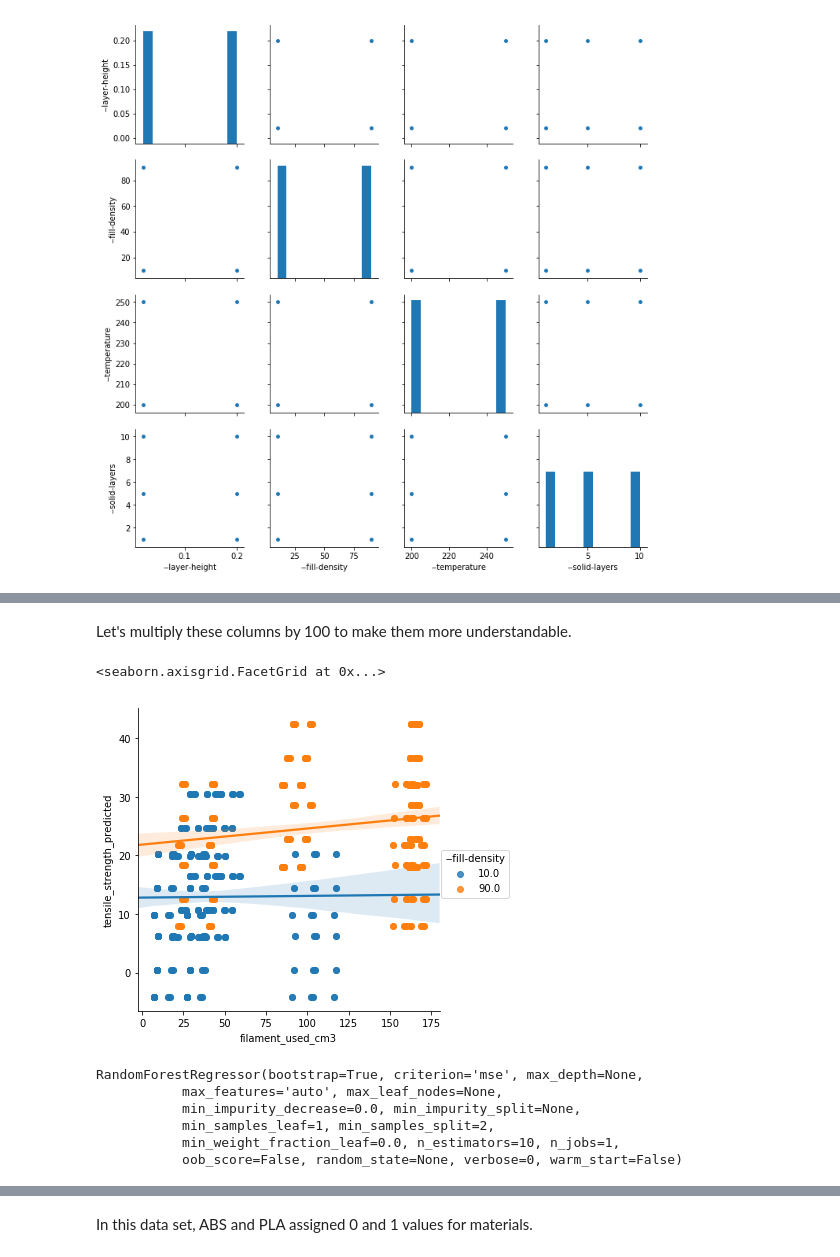
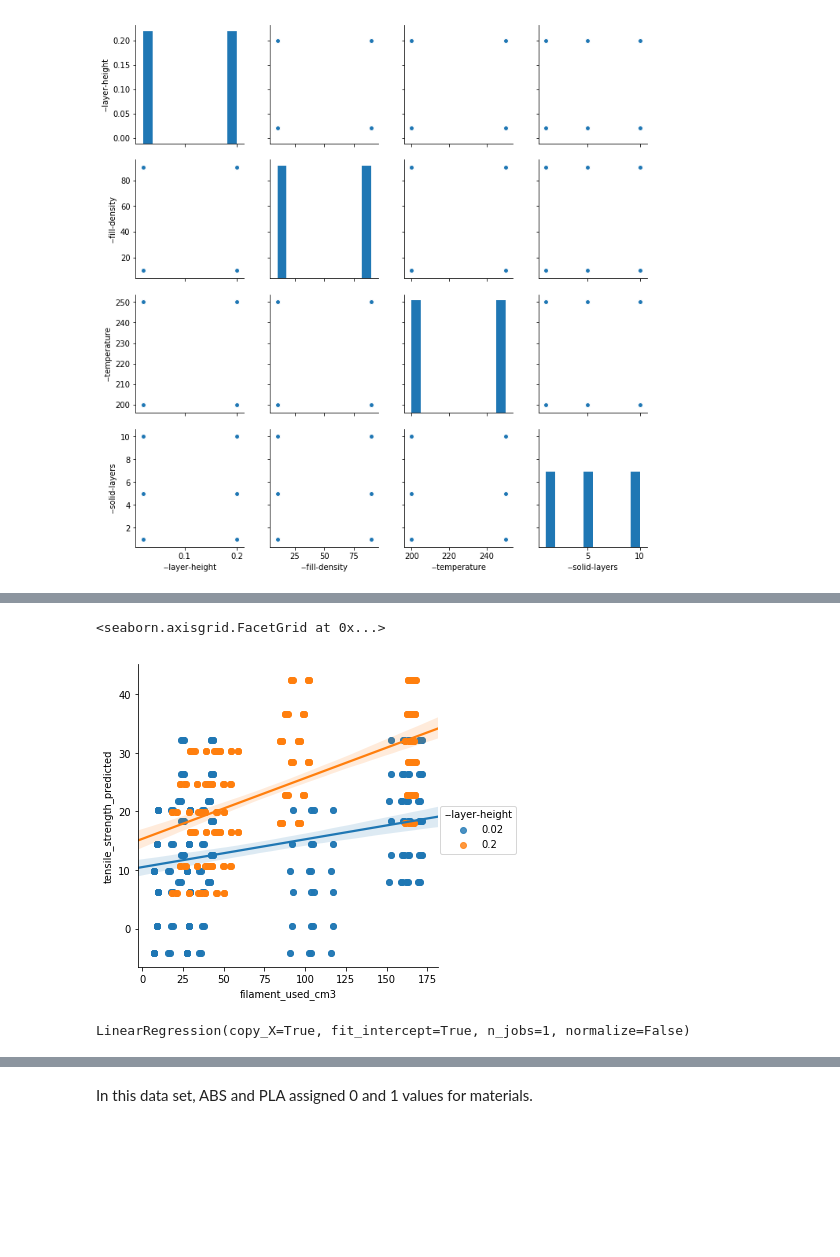
Before and after one commit to wilsonify/Opti3D, a Jupyter notebook: 3dprinter.ipynb, the cells around one changed output, grey strips where cells are left out. Saved outputs shown, nothing was run; the diff lists cells and outputs as text; code cells hidden in the pictures; blank space fills up the shorter version.

Commit message:
split strength and filament models or regressor

```diff
--- a/3dprinter.ipynb
+++ b/3dprinter.ipynb
@@ -64,11 +64,11 @@ x_nonnumeric=x.select_dtypes(exclude=np.number)
 # %%
 #x = pd.get_dummies(x_nonnumeric).join(x_numeric)
 # %%
-regressor_rf = RandomForestRegressor()
-regressor_rf.fit(x,y.values.reshape(-1))
+strength_regressor_rf = RandomForestRegressor()
+strength_regressor_rf.fit(x,y.values.reshape(-1))
 
-regressor_linear = LinearRegression()
-regressor_linear.fit(x,y.values.reshape(-1))
+strength_regressor_linear = LinearRegression()
+strength_regressor_linear.fit(x,y.values.reshape(-1))
 # %% [output]
 LinearRegression(copy_X=True, fit_intercept=True, n_jobs=1, normalize=False)
 # %%
@@ -145,2 +151,3 @@ tensile = regressor_linear.predict(newx)
 # %%
-metadata = metadata.join(pd.Series(tensile,name='tensile_strength_predicted'))
+tensile = strength_regressor_linear.predict(newx)
+tensile_series = pd.Series(tensile,name='tensile_strength_predicted')
@@ -147,3 +159,5 @@ metadata = metadata.join(pd.Series(tensile,name='tensile_strength_predicted'))
+# %%
+metadata_enriched = metadata.join(tensile_series)
 # %%
 filament = metadata['filament used '].str.strip(' ')\
                                     .str.split(' ',expand=True)\
@@ -151,24 +165,24 @@ filament = metadata['filament used '].str.strip(' ')\
                                                      1:'filament_used_cm3'
                                                     }
                                            )
-# %% [markdown]
-Let's multiply these columns by 100 to make them more understandable.
 # %%
-metadata['filament_used_mm'] = filament['filament_used_mm'].str.replace('mm','')\
-                                                           .apply(float)
+metadata_enriched['filament_used_mm'] = filament['filament_used_mm']\
+.str.replace('mm','')\
+.apply(float)
 
-metadata['filament_used_cm3'] = filament['filament_used_cm3'].str.strip('()')\
-                                                             .str.replace('cm3','')\
-                                                             .apply(float)
+metadata_enriched['filament_used_cm3'] = filament['filament_used_cm3']\
+.str.strip('()')\
+.str.replace('cm3','')                                                             .apply(float)
 # %%
 sns.lmplot(x='filament_used_cm3',
            y='tensile_strength_predicted',
-           hue='--fill-density',
-           data=metadata
+           hue='--layer-height',
+
+           data=metadata_enriched
           )
 # %% [output]
 <seaborn.axisgrid.FacetGrid at 0x...>
-[figure, old version]
+[figure, new version]
 # %%
 y = metadata[metadata.columns.intersection(['filament_used_cm3'])]
 x = metadata[newx.columns.difference(['filament_used_cm3'])]
@@ -179,11 +194,7 @@ regressor_rf = RandomForestRegressor()
 # %%
-regressor_rf.fit(x_numeric.dropna(1),y)
+filament_regressor_rf.fit(x_numeric.dropna(1),y)
+filament_regressor_linear.fit(x_numeric.dropna(1),y)
 # %% [output]
-RandomForestRegressor(bootstrap=True, criterion='mse', max_depth=None,
-           max_features='auto', max_leaf_nodes=None,
-           min_impurity_decrease=0.0, min_impurity_split=None,
-           min_samples_leaf=1, min_samples_split=2,
-           min_weight_fraction_leaf=0.0, n_estimators=10, n_jobs=1,
-           oob_score=False, random_state=None, verbose=0, warm_start=False)
+LinearRegression(copy_X=True, fit_intercept=True, n_jobs=1, normalize=False)
 # %%
 feature_importance = pd.concat([pd.Series(regressor_rf.feature_importances_,name='importance'),
```
Also changed, not shown: parts of 14 cells of this notebook.
